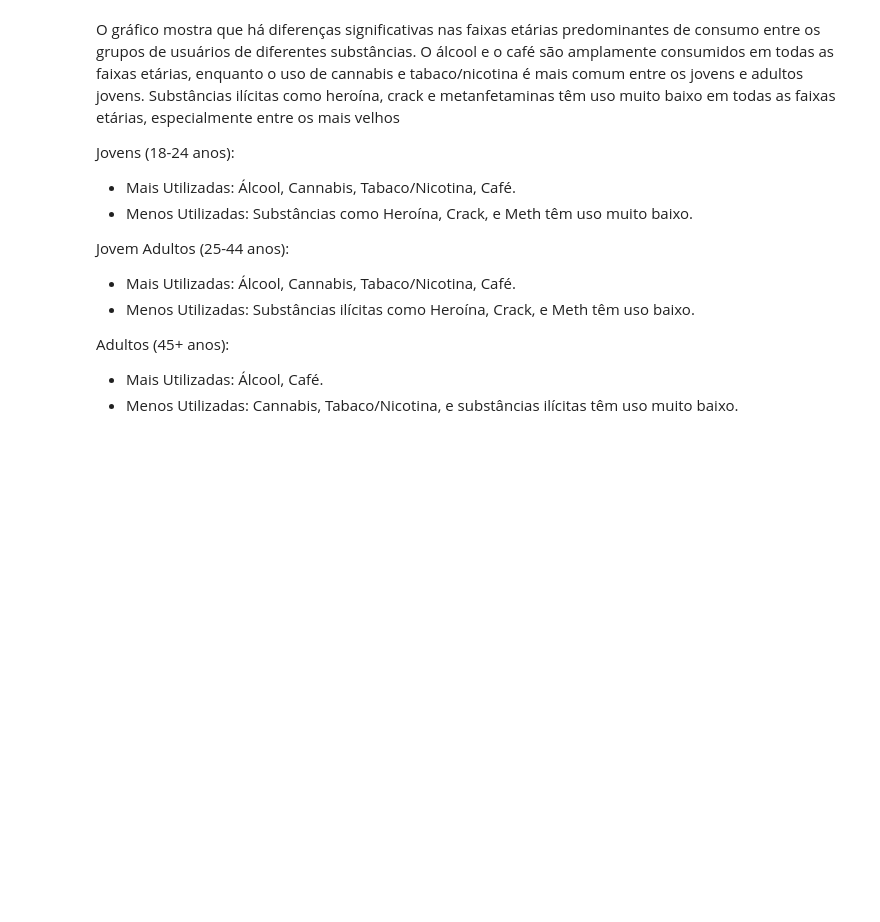
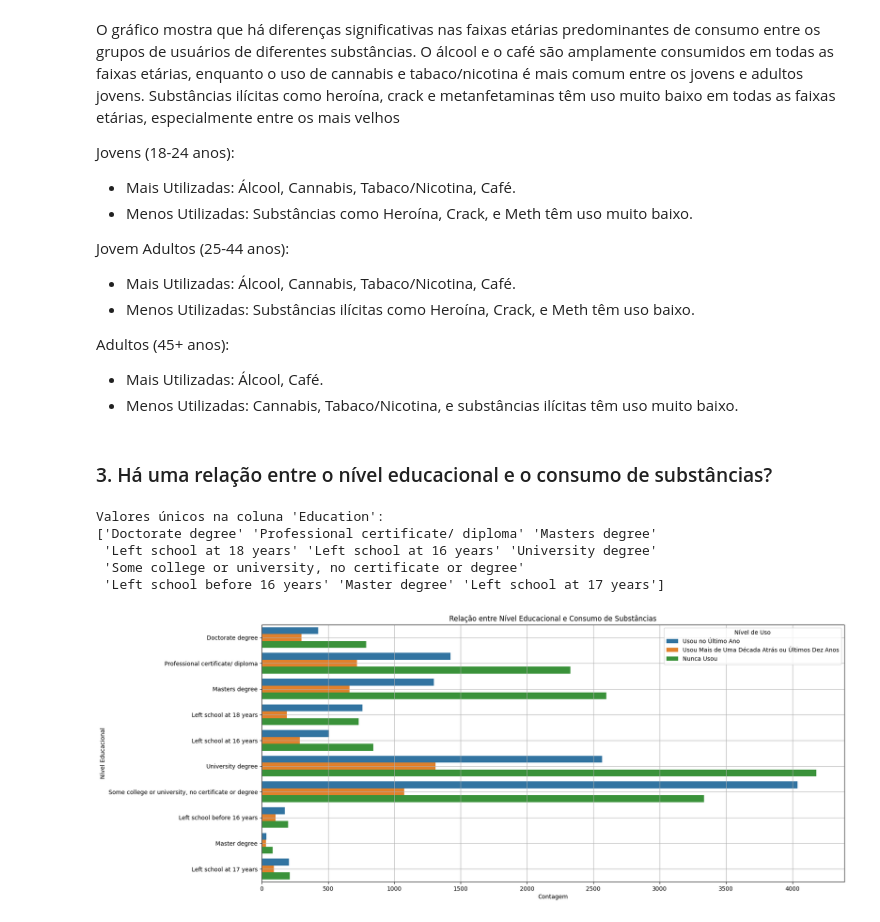
Before and after one commit to caefleury/desafio-ieee-cis, a Jupyter notebook: drugs.ipynb, the cells around one changed output. Cells and saved outputs as stored; diff of their text form; code cells hidden in the pictures; blank space fills up the shorter version.

```diff
--- a/drugs.ipynb
+++ b/drugs.ipynb
@@ -189,3 +189,29 @@ Jovem Adultos (25-44 anos):
 Adultos (45+ anos):
 - Mais Utilizadas: Álcool, Café.
 - Menos Utilizadas: Cannabis, Tabaco/Nicotina, e substâncias ilícitas têm uso muito baixo.
+# %% [markdown]
+### 3. Há uma relação entre o nível educacional e o consumo de substâncias?
+# %%
+# Valores da coluna de nível educacional
+unique_names = df_drugs['Education'].unique()
+print("\nValores únicos na coluna 'Education':")
+print(unique_names)
+# %% [output]
+Valores únicos na coluna 'Education':
+['Doctorate degree' 'Professional certificate/ diploma' 'Masters degree'
+ 'Left school at 18 years' 'Left school at 16 years' 'University degree'
+ 'Some college or university, no certificate or degree'
+ 'Left school before 16 years' 'Master degree' 'Left school at 17 years']
+# %%
+df_melted = df_drugs.melt(id_vars=['Age', 'Education'], value_vars=substancias, var_name='substancia', value_name='uso')
+
+plt.figure(figsize=(18, 8))
+sns.countplot(y='Education', hue='uso', data=df_melted, orient='h')
+plt.title('Relação entre Nível Educacional e Consumo de Substâncias')
+plt.ylabel('Nível Educacional')
+plt.xlabel('Contagem')
+plt.legend(title='Nível de Uso')
+plt.grid(True)
+plt.show()
+# %% [output]
+[figure, added]
```
Also changed, not shown: parts of 12 cells of this notebook, 1 other file.
